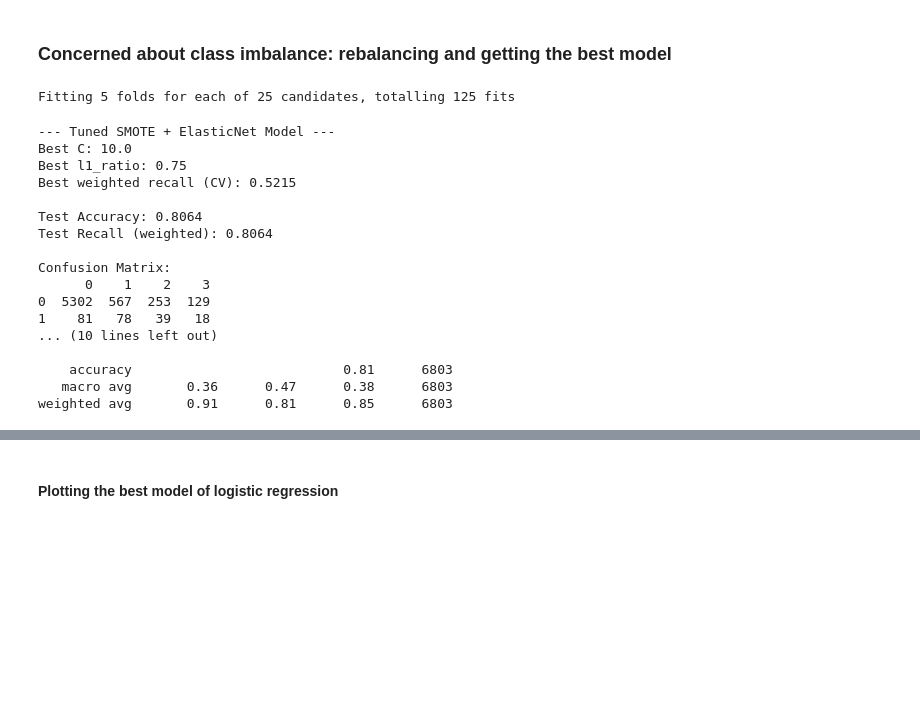
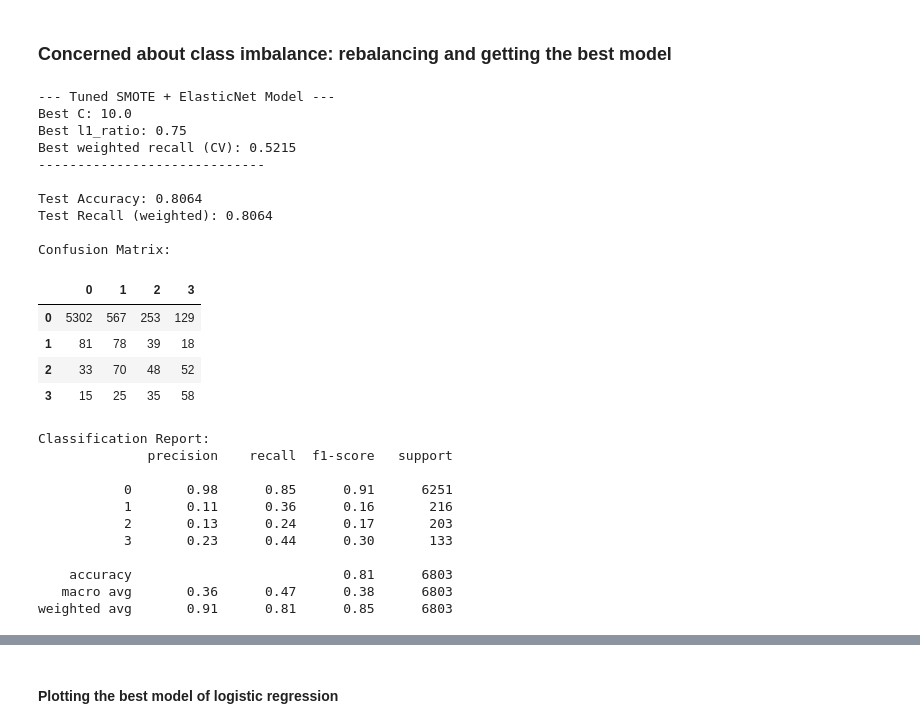
Before and after one commit to anfelipecb/conflict-prediction-ml, a Jupyter notebook: training/models_AE.ipynb, the cells around one changed output, grey strips where cells are left out. Cells and saved outputs as stored; diff of their text form; code cells hidden in the pictures; blank space fills up the shorter version.

```diff
--- a/training/models_AE.ipynb
+++ b/training/models_AE.ipynb
@@ -88,39 +99,49 @@ grid.fit(X_train_smote, y_train_smote)
 best_model = grid.best_estimator_
 y_pred_smote = best_model.predict(X_test_scaled)
 
-print("\n--- Tuned SMOTE + ElasticNet Model ---")
-print(f"Best C: {grid.best_params_['C']}")
-print(f"Best l1_ratio: {grid.best_params_['l1_ratio']}")
-print(f"Best weighted recall (CV): {grid.best_score_:.4f}")
-
 labels = best_model.classes_
 
 # Confusion matrix with labels
 conf_matrix = confusion_matrix(y_test, y_pred_smote)
 conf_df = pd.DataFrame(conf_matrix, index=labels, columns=labels)
-
-print(f"\nTest Accuracy: {best_model.score(X_test_scaled, y_test):.4f}")
-print(f"Test Recall (weighted): {recall_score(y_test, y_pred_smote, average='weighted'):.4f}")
-print("\nConfusion Matrix:")
-print(conf_df)
-print("\nClassification Report:")
-print(classification_report(y_test, y_pred_smote))
-# %% [output]
-Fitting 5 folds for each of 25 candidates, totalling 125 fits
---- Tuned SMOTE + ElasticNet Model ---
-Best C: 10.0
-Best l1_ratio: 0.75
-Best weighted recall (CV): 0.5215
-
-Test Accuracy: 0.8064
-Test Recall (weighted): 0.8064
-
-Confusion Matrix:
-      0    1    2    3
-0  5302  567  253  129
-1    81   78   39   18
-... (10 lines left out)
-
-    accuracy                           0.81      6803
-   macro avg       0.36      0.47      0.38      6803
-weighted avg       0.91      0.81      0.85      6803
+# %%
+print("\n--- Tuned SMOTE + ElasticNet Model ---")
+print(f"Best C: {grid.best_params_['C']}")
+print(f"Best l1_ratio: {grid.best_params_['l1_ratio']}")
+print(f"Best weighted recall (CV): {grid.best_score_:.4f}")
+
+print("-----------------------------")
+
+print(f"\nTest Accuracy: {best_model.score(X_test_scaled, y_test):.4f}")
+print(f"Test Recall (weighted): {recall_score(y_test, y_pred_smote, average='weighted'):.4f}")
+print("\nConfusion Matrix:")
+display(conf_df.style.background_gradient(cmap='Blues'))
+print("\nClassification Report:")
+print(classification_report(y_test, y_pred_smote))
+# %% [output]
+--- Tuned SMOTE + ElasticNet Model ---
+Best C: 10.0
+Best l1_ratio: 0.75
+Best weighted recall (CV): 0.5215
+-----------------------------
+
+Test Accuracy: 0.8064
+Test Recall (weighted): 0.8064
+
+Confusion Matrix:
+|  | 0 | 1 | 2 | 3 |
+| 0 | 5302 | 567 | 253 | 129 |
+| 1 | 81 | 78 | 39 | 18 |
+| 2 | 33 | 70 | 48 | 52 |
+| 3 | 15 | 25 | 35 | 58 |
+Classification Report:
+              precision    recall  f1-score   support
+
+           0       0.98      0.85      0.91      6251
+           1       0.11      0.36      0.16       216
+           2       0.13      0.24      0.17       203
+           3       0.23      0.44      0.30       133
+
+    accuracy                           0.81      6803
+   macro avg       0.36      0.47      0.38      6803
+weighted avg       0.91      0.81      0.85      6803
```
Also changed, not shown: parts of 2 cells of this notebook.
